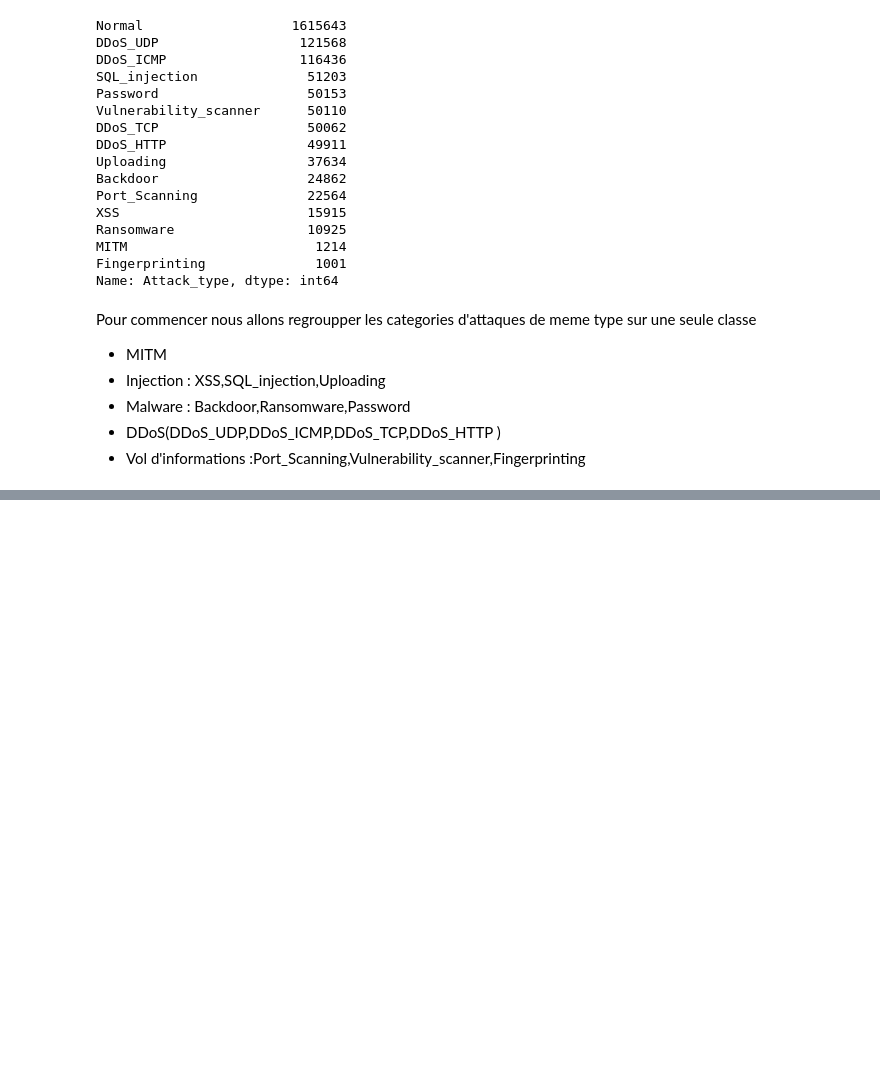
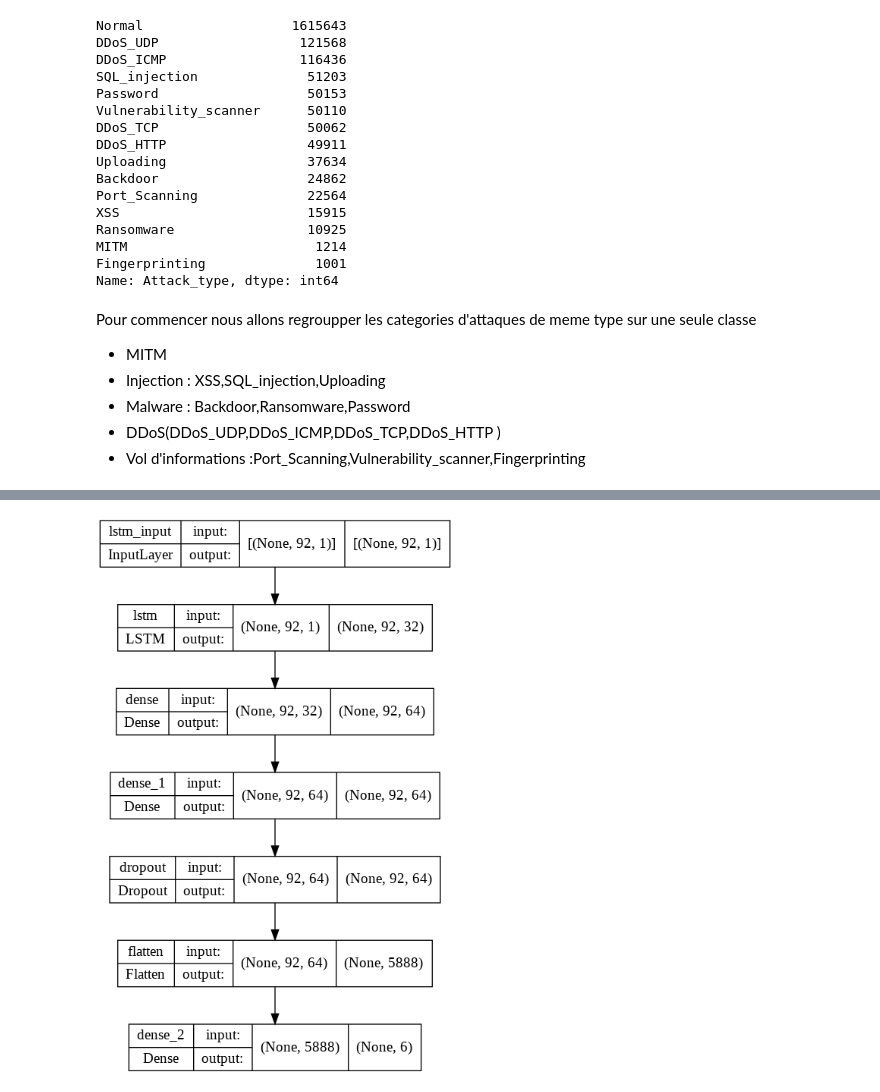
Before and after one commit to ismailasy/Deep_IOT_Network_Anomaly_Detection, a Jupyter notebook: Classification_multiclasse_6_Classes.ipynb, the cells around one changed output, grey strips where cells are left out. Drawn from its saved outputs; the diff is of its cells as text; code cells hidden in the pictures; blank space fills up the shorter version.

```diff
--- a/Classification_multiclasse_6_Classes.ipynb
+++ b/Classification_multiclasse_6_Classes.ipynb
@@ -45,0 +308,30 @@ Pour commencer nous allons regroupper les categories d'attaques de meme type sur
+# %%
+X.drop('Attack_type',axis=1,inplace=True)
+X.drop('Attack_label',axis=1,inplace=True)
+# %%
+# Standardisation des données
+from sklearn.preprocessing import StandardScaler
+X2 = StandardScaler().fit_transform(X)
+# %%
+#Separation en train et test set
+from sklearn.model_selection import train_test_split
+
+xtrain, xtest, ytrain, ytest = train_test_split(X2, y,
+                                                test_size = 0.3 ,stratify=y)
+# %%
+from keras.models import Sequential
+from keras.layers import Dense
+from keras.layers import LSTM
+from keras.layers import Dropout
+from keras.layers import Flatten
+from keras.layers import RNN,Activation
+
+model_lstm = Sequential()
+model_lstm.add(LSTM(units = 32, return_sequences = True, input_shape = (xtrain.shape[1],1)))
+model_lstm.add(Dense(64, activation='relu'))
+model_lstm.add(Dense(64, activation='relu'))
+model_lstm.add(Dropout(0.2))
+model_lstm.add(Flatten())
+model_lstm.add(Dense(6, activation='softmax'))
+model_lstm.compile(optimizer = 'adam', loss ='categorical_crossentropy', metrics=['accuracy'] )
+model_lstm.summary()
@@ -45,0 +356,6 @@ Pour commencer nous allons regroupper les categories d'attaques de meme type sur
+# %%
+from keras.utils.vis_utils import plot_model
+
+plot_model(model_lstm, to_file='model_plot.png', show_shapes=True, show_layer_names=True)
+# %% [output]
+[figure, added]
```
Also changed, not shown: parts of 46 cells of this notebook.
